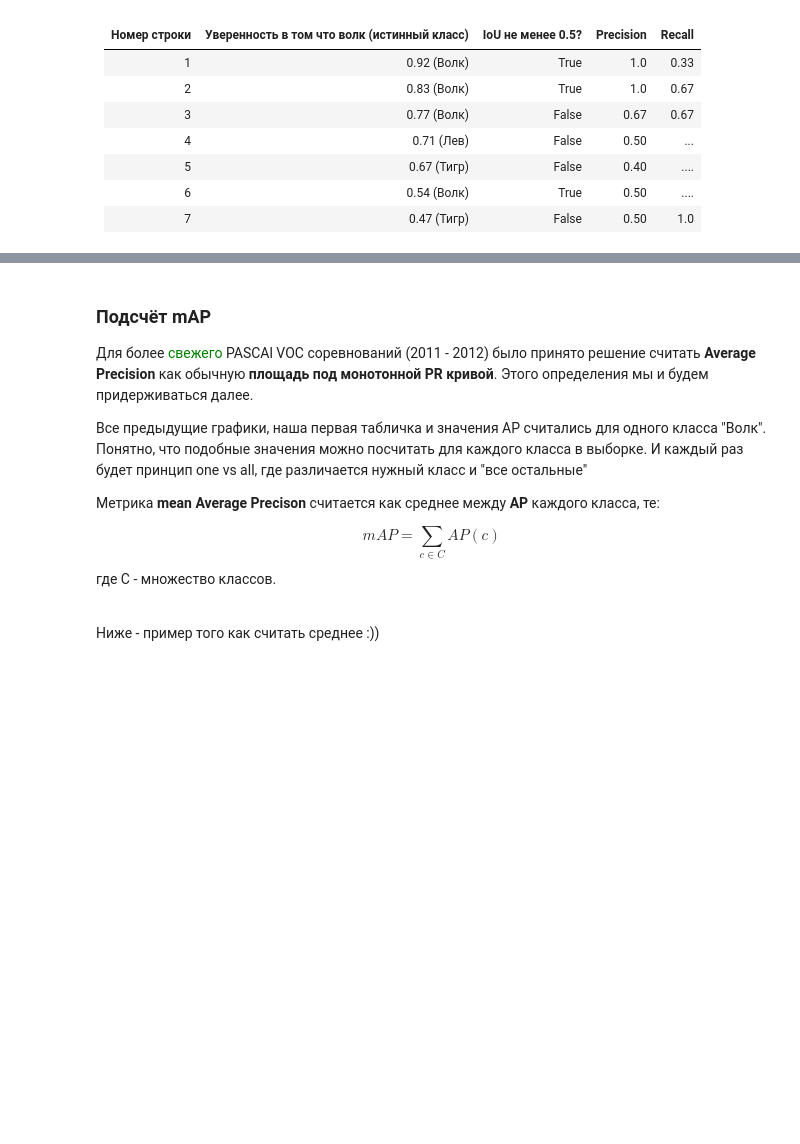
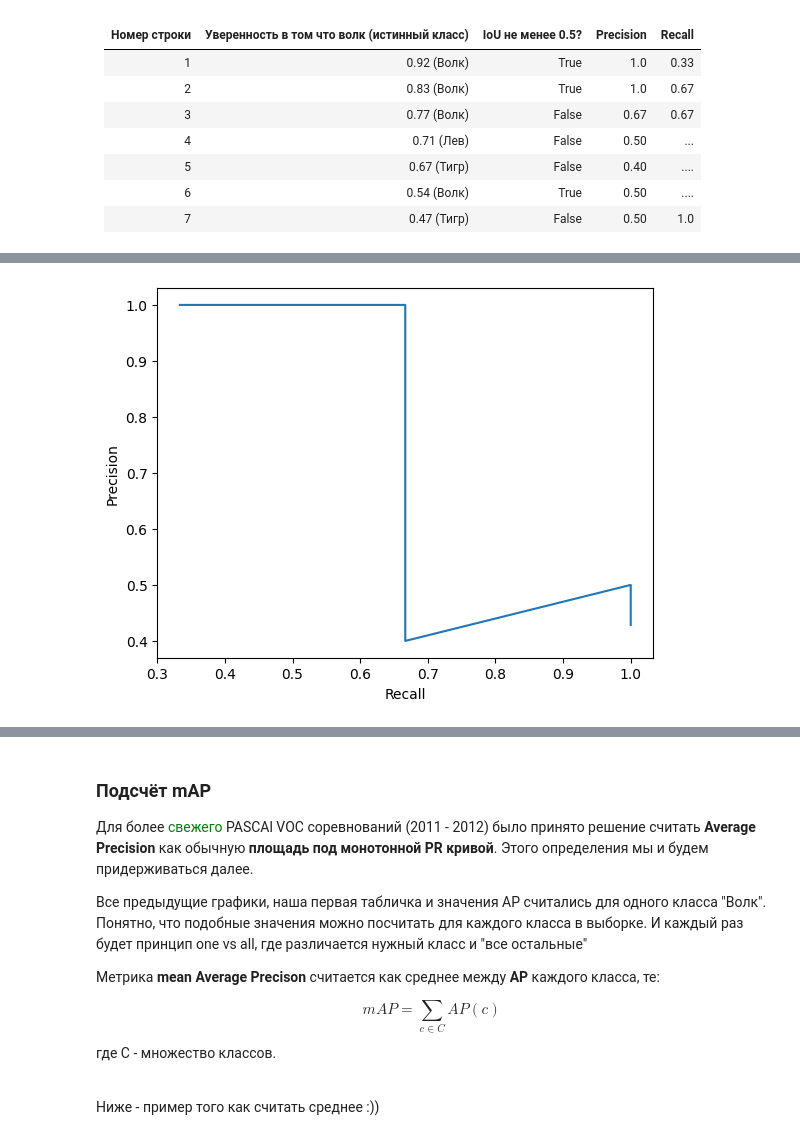
Before and after one commit to VladMaksimum/Laboratory_MoIPnR, a Jupyter notebook: Практика_07.ipynb, the cells around one changed output, grey strips where cells are left out. Cells and saved outputs as stored; diff of their text form; code cells hidden in the pictures; blank space fills up the shorter version.

```diff
--- a/Практика_07.ipynb
+++ b/Практика_07.ipynb
@@ -346,6 +372,18 @@ $$Recall = {2 \over 2 + 1} = 0.67$$
 
 PR кривая будет вылядеть следуюшим образом:
 <img src="Практика07\pr_uno.png">
+# %%
+pr = [1, 1, 2/3, 1/2, 2/5, 1/2, 3/7]
+re = [1/3, 2/3, 2/3, 2/3, 2/3, 1, 1]
+
+fig, ax = plt.subplots()
+ax.set_ylabel('Precision')
+ax.set_xlabel('Recall')
+
+ax.plot(re, pr)
+plt.show()
+# %% [output]
+[figure, added]
 # %% [markdown]
 <h3> Монотонная PR-кривая </h3>
 
```
Also changed, not shown: parts of 20 cells of this notebook, 1 other file.
